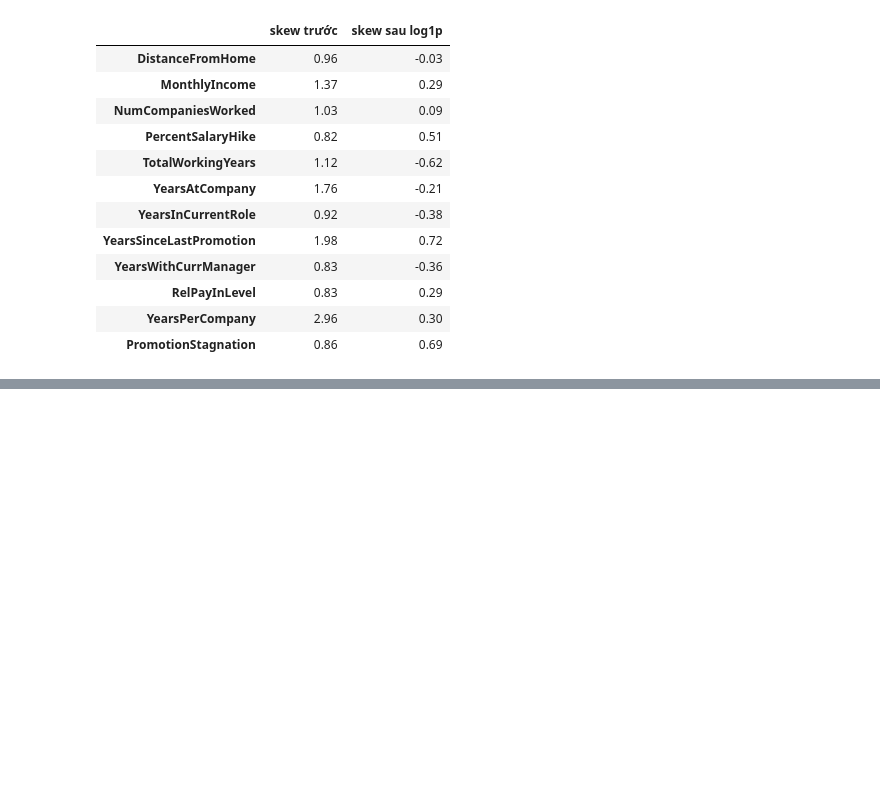
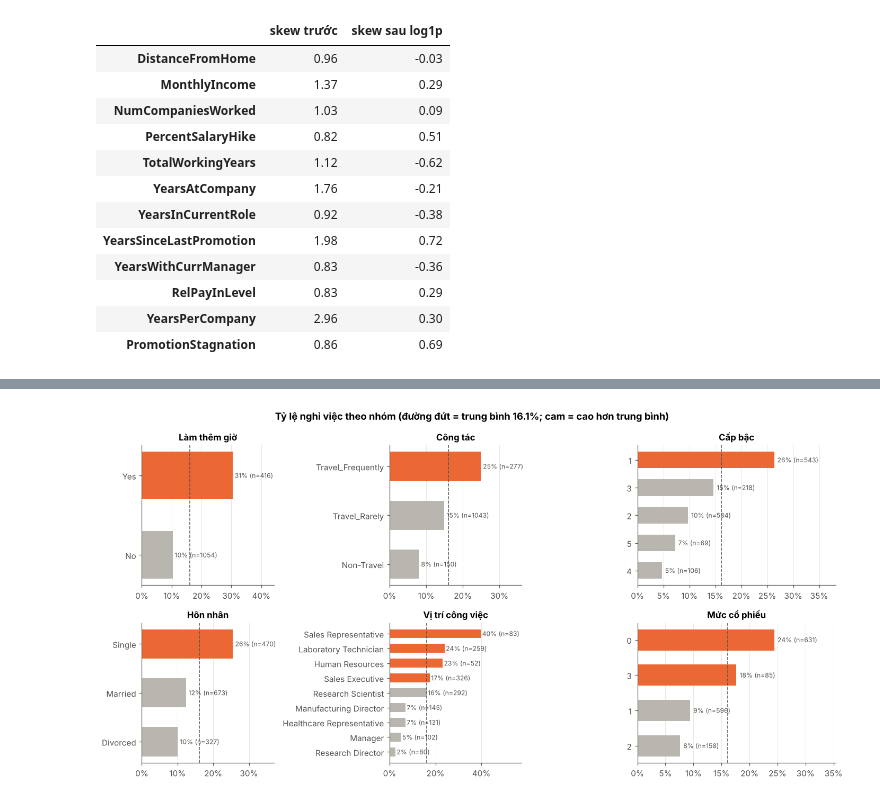
Before and after one commit to trangthu171106/ibm-hr-attrition-analysis, a Jupyter notebook: IBM_HR_Attrition_Analysis.ipynb, the cells around one changed output, grey strips where cells are left out. Drawn from its saved outputs; the diff is of its cells as text; code cells hidden in the pictures; blank space fills up the shorter version.

```diff
--- a/IBM_HR_Attrition_Analysis.ipynb
+++ b/IBM_HR_Attrition_Analysis.ipynb
@@ -430,0 +445,19 @@ Biến sẽ log1p: ['DistanceFromHome', 'MonthlyIncome', 'NumCompaniesWorked', '
+# %%
+# 3.1 Tổng quan: tỷ lệ nghỉ việc theo các biến phân loại chính (sắp xếp giảm dần, kèm cỡ mẫu)
+base = df.AttritionFlag.mean()
+panels = [("OverTime", "Làm thêm giờ"), ("MaritalStatus", "Hôn nhân"), ("BusinessTravel", "Công tác"),
+          ("JobRole", "Vị trí công việc"), ("JobLevel", "Cấp bậc"), ("StockOptionLevel", "Mức cổ phiếu")]
+fig, axes = plt.subplots(2, 3, figsize=(13, 6.6), gridspec_kw={"width_ratios": [1, 1, 1.5]})
+for ax, (col, title) in zip(axes.T.flatten(), panels):
+    r = attr_rate(df, col).sort_values("rate")
+    colors = [C_LEAVE if v > base else C_GREY for v in r.rate]
+    ax.barh(r.index.astype(str), r.rate, color=colors, height=0.6)
+    for i, (v, n) in enumerate(zip(r.rate, r.n)):
+        ax.text(v + 0.006, i, f"{v:.0%} (n={n})", va="center", fontsize=8, color=C_INK)
+    ax.axvline(base, color=C_INK, lw=1, ls="--")
+    ax.xaxis.set_major_formatter(mtick.PercentFormatter(1, 0)); ax.set_xlim(0, max(r.rate) * 1.45)
+    ax.set_title(title); ax.grid(axis="y", visible=False)
+fig.suptitle(f"Tỷ lệ nghỉ việc theo nhóm (đường đứt = trung bình {base:.1%}; cam = cao hơn trung bình)", fontweight="bold")
+save(fig, "fig05_overview")
+# %% [output]
+[figure, added]
```
Also changed, not shown: parts of 9 cells of this notebook, 5 other files.
